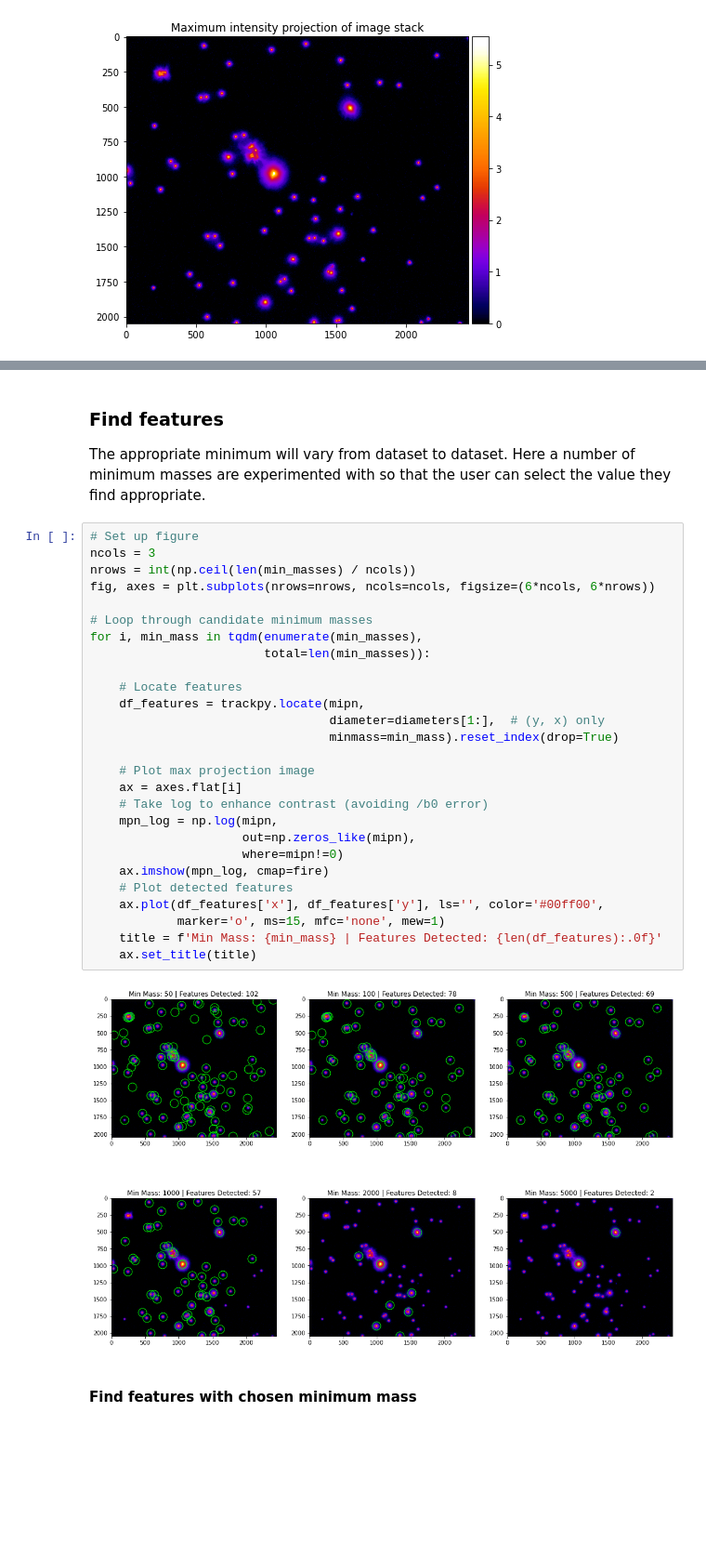
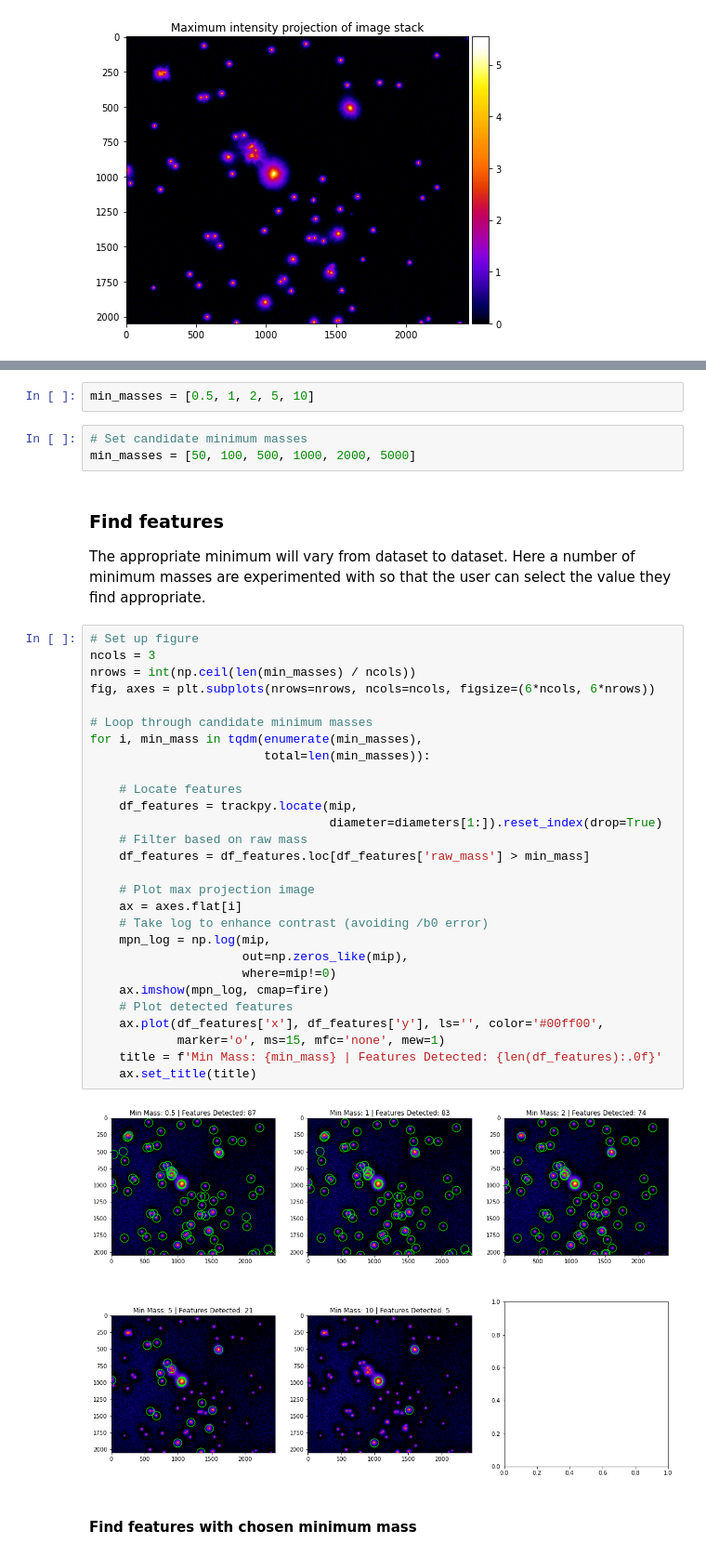
Before and after one commit to hoogenboom-group/PSF-Extractor, a Jupyter notebook: notebooks/walkthrough.ipynb, the cells around one changed output, grey strips where cells are left out. Shown at 93% size. Cells and saved outputs as stored; diff of their text form; blank space fills up the shorter version.

```diff
--- a/notebooks/walkthrough.ipynb
+++ b/notebooks/walkthrough.ipynb
@@ -120,35 +130,41 @@ plt.colorbar(im, cax=cax);
+# %%
+min_masses = [0.5, 1, 2, 5, 10]
+# %%
+# Set candidate minimum masses
+min_masses = [50, 100, 500, 1000, 2000, 5000]
 # %% [markdown]
 ### Find features
 The appropriate minimum will vary from dataset to dataset. Here a number of minimum masses are experimented with so that the user can select the value they find appropriate.
 # %%
 # Set up figure
 ncols = 3
 nrows = int(np.ceil(len(min_masses) / ncols))
 fig, axes = plt.subplots(nrows=nrows, ncols=ncols, figsize=(6*ncols, 6*nrows))
 
 # Loop through candidate minimum masses
 for i, min_mass in tqdm(enumerate(min_masses),
                         total=len(min_masses)):
 
     # Locate features
-    df_features = trackpy.locate(mipn,
-                                 diameter=diameters[1:],  # (y, x) only
-                                 minmass=min_mass).reset_index(drop=True)
+    df_features = trackpy.locate(mip,
+                                 diameter=diameters[1:]).reset_index(drop=True)
+    # Filter based on raw mass
+    df_features = df_features.loc[df_features['raw_mass'] > min_mass]
 
     # Plot max projection image
     ax = axes.flat[i]
     # Take log to enhance contrast (avoiding /b0 error)
-    mpn_log = np.log(mipn,
-                     out=np.zeros_like(mipn),
-                     where=mipn!=0)
+    mpn_log = np.log(mip,
+                     out=np.zeros_like(mip),
+                     where=mip!=0)
     ax.imshow(mpn_log, cmap=fire)
     # Plot detected features
     ax.plot(df_features['x'], df_features['y'], ls='', color='#00ff00',
             marker='o', ms=15, mfc='none', mew=1)
     title = f'Min Mass: {min_mass} | Features Detected: {len(df_features):.0f}'
     ax.set_title(title)
 # %% [output]
-[figure, old version]
+[figure, new version]
 # %% [markdown]
 #### Find features with chosen minimum mass
 # %%
```
Also changed, not shown: parts of 5 cells of this notebook.
